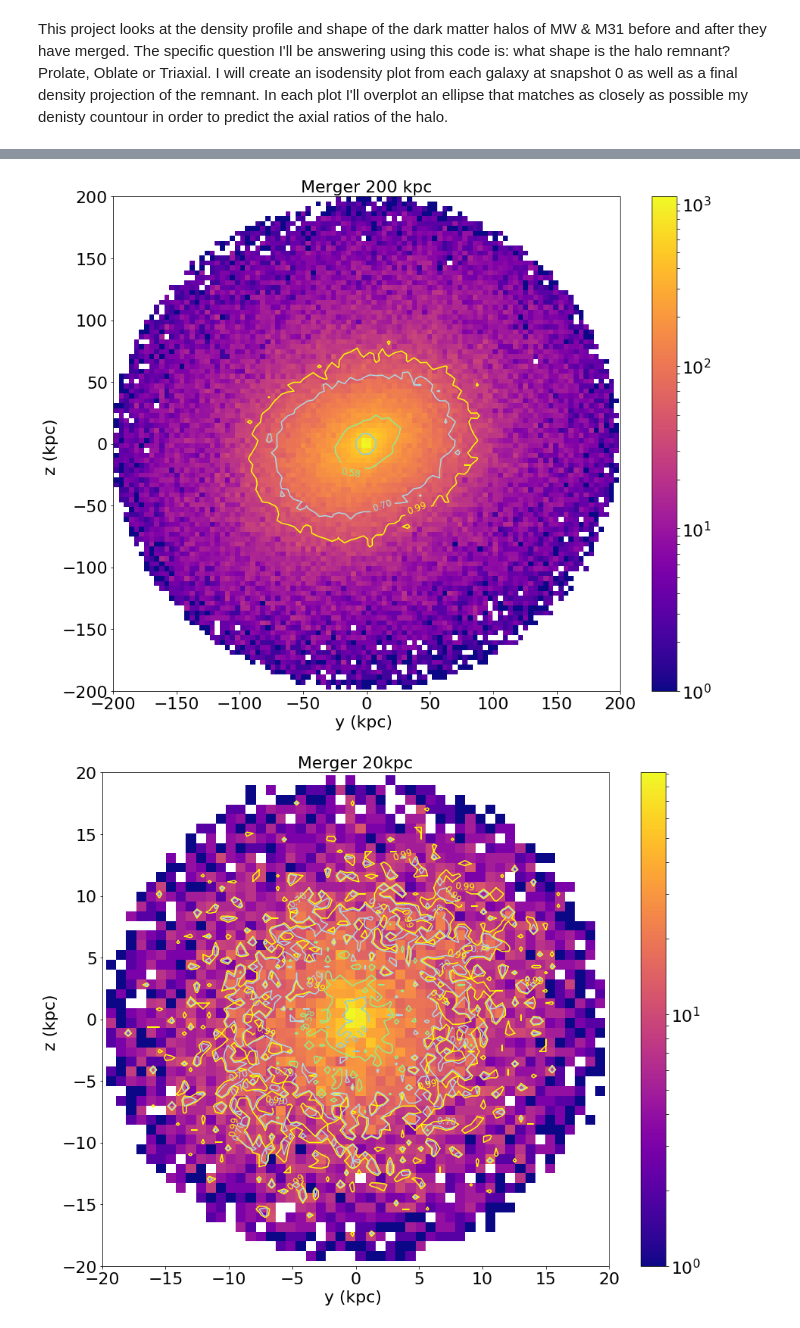
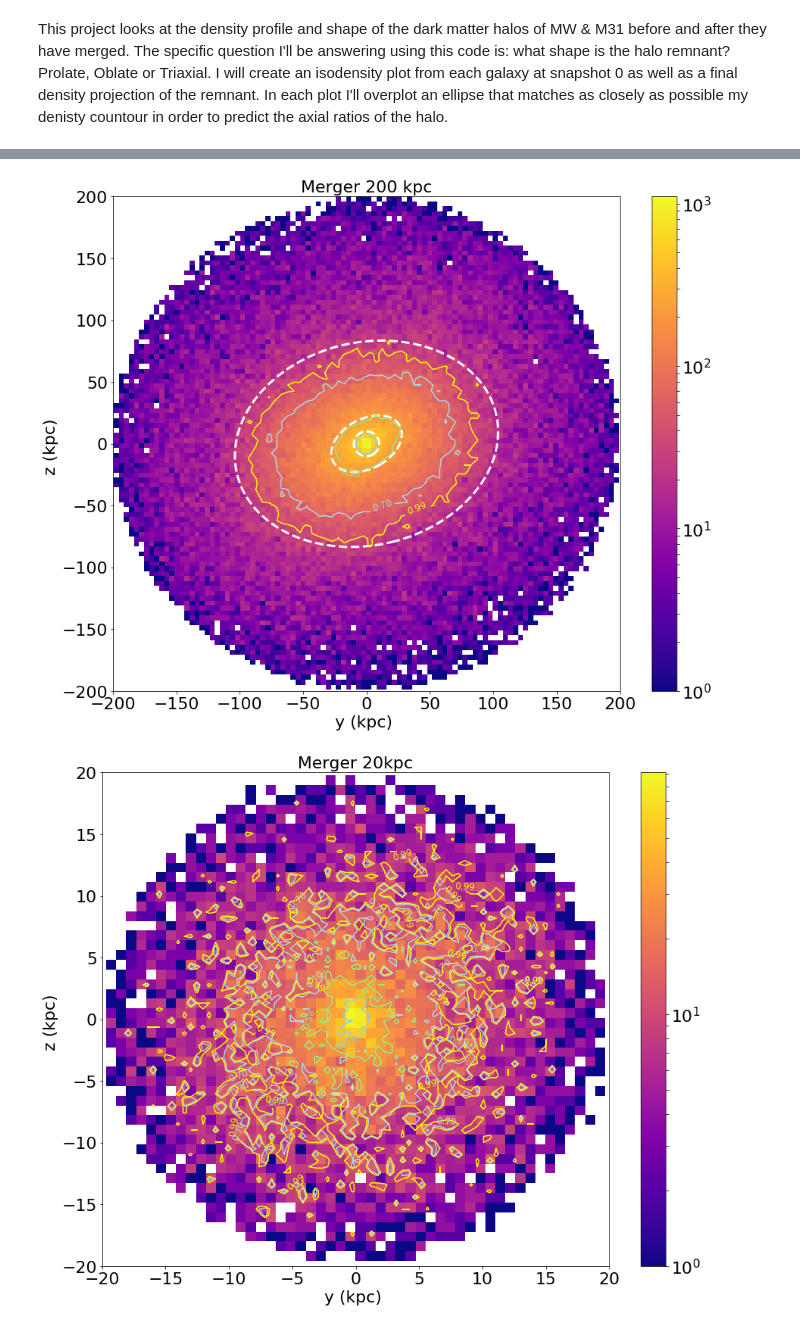
Before and after one commit to Ximena89/400B_STEPHENSON, a Jupyter notebook: ResearchProject/ResearchAssignment3/MW_M31_HALO_DM_MERGER.ipynb, the cells around one changed output, grey strips where cells are left out. Saved outputs shown, nothing was run; the diff lists cells and outputs as text; code cells hidden in the pictures.

```diff
--- a/ResearchProject/ResearchAssignment3/MW_M31_HALO_DM_MERGER.ipynb
+++ b/ResearchProject/ResearchAssignment3/MW_M31_HALO_DM_MERGER.ipynb
@@ -361,10 +370,34 @@ fig, ax= plt.subplots(figsize=(15,12))
 
 # plot the particle density for Merger, 2D histogram
 plt.hist2d(y_merger[index2_merger], z_merger[index2_merger], bins=100, norm=LogNorm(), cmap='plasma')
+plt.colorbar()
 
 ### plot elipse
+x0, y0 = 0, 0
+a, b = 10, 10
+theta = Angle(30, 'deg')
+e = Ellipse2D(amplitude=100., x_0=x0, y_0=y0, a=a, b=b,
+              theta=theta.radian)
+emp = mpatches.Ellipse((x0, y0), 2*a, 2*b, theta.degree, edgecolor='white', facecolor = 'none', linestyle='--', linewidth = 3)
+ax.add_patch(emp)
 
-plt.colorbar()
+
+a, b = 30, 20
+theta = Angle(30, 'deg')
+e2 = Ellipse2D(amplitude=100., x_0=x0, y_0=y0, a=a, b=b,
+              theta=theta1.radian)
+emp2 = mpatches.Ellipse((x0, y0), 2*a, 2*b, theta.degree, edgecolor='white', facecolor = 'none', linestyle='--', linewidth = 3)
+ax.add_patch(emp2)
+
+
+a, b = 105, 82
+theta = Angle(14, 'deg')
+e2 = Ellipse2D(amplitude=100., x_0=x0, y_0=y0, a=a, b=b,
+              theta=theta1.radian)
+emp3 = mpatches.Ellipse((x0, y0), 2*a, 2*b, theta.degree, edgecolor='white', facecolor = 'none', linestyle='--', linewidth = 3)
+ax.add_patch(emp3)
+
+
 
 # plot contours
 density_contour(y_merger[index2_merger], z_merger[index2_merger], 80, 80, ax=ax, colors=['yellow', 'lightblue', 'lightgreen', 'skyblue', 'turquoise'])
@@ -385,34 +418,34 @@ matplotlib.rcParams['ytick.labelsize'] = label_size
 
 
 
 # Merger 20kpc y-z
 fig, ax= plt.subplots(figsize=(15, 12))
 
 # plot the particle density for Merger , 2D histogram
 plt.hist2d(y_merger[index1_merger], z_merger[index1_merger], bins=50, norm=LogNorm(), cmap='plasma')
 
 ### plot elipse
 
 plt.colorbar()
 
 # plot contours
 density_contour(y_merger[index1_merger], z_merger[index1_merger], 80, 80, ax=ax, colors=['yellow', 'lightblue', 'lightgreen', 'skyblue', 'turquoise'])
 
 # Add axis labels
 ax.set_title("Merger 20kpc", fontsize=22)
 plt.xlabel('y (kpc) ', fontsize=22)
 plt.ylabel('z (kpc) ', fontsize=22)
 
 #set axis limits
 plt.ylim(-20,20)
 plt.xlim(-20,20)
 
 #adjust tick label font size
 label_size = 22
 matplotlib.rcParams['xtick.labelsize'] = label_size
 matplotlib.rcParams['ytick.labelsize'] = label_size
 # %% [output]
-[figure, old version]
+[figure, new version]
 [figure]
 # %%
 # Rotated MERGER 200kpc x-z
```
Also changed, not shown: parts of 5 cells of this notebook.
